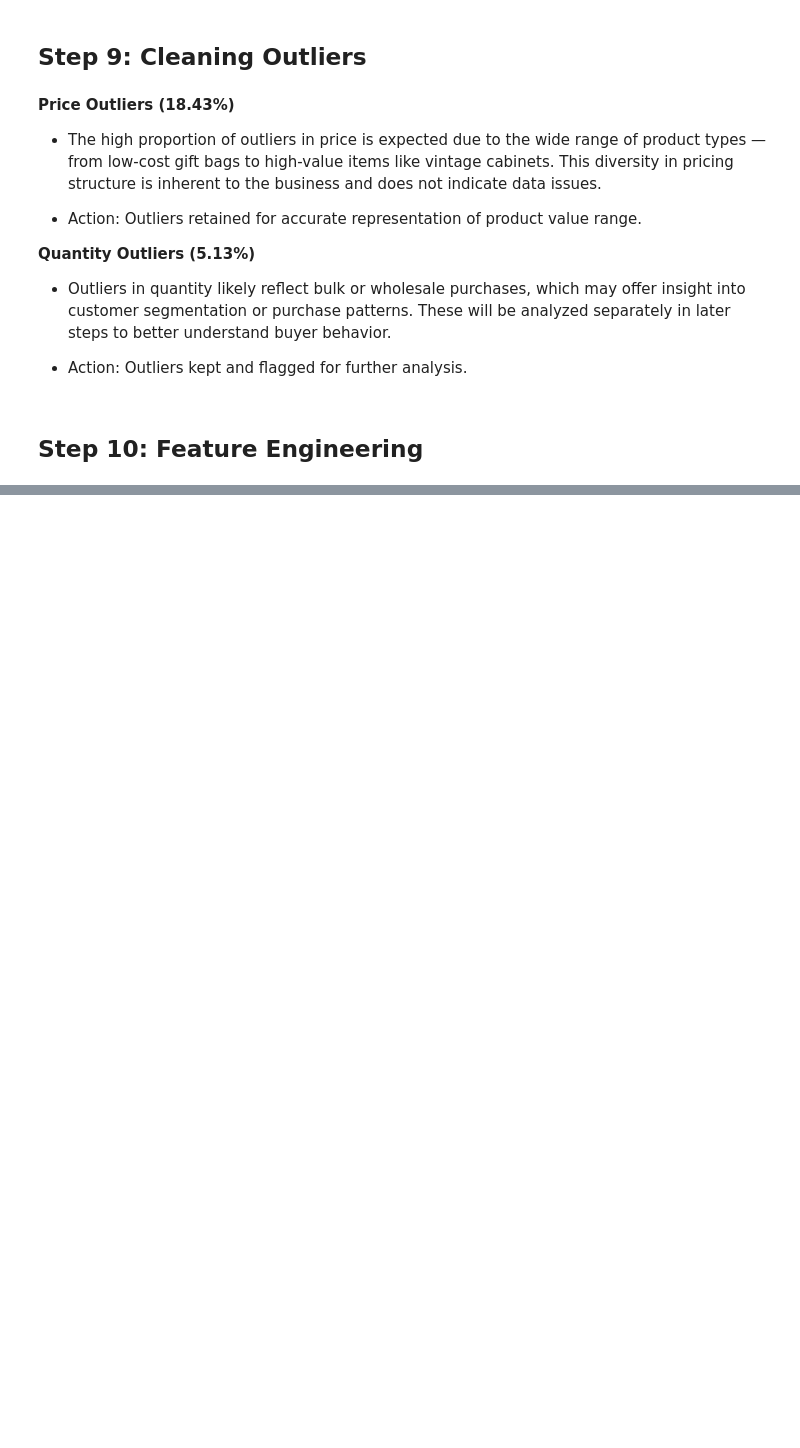
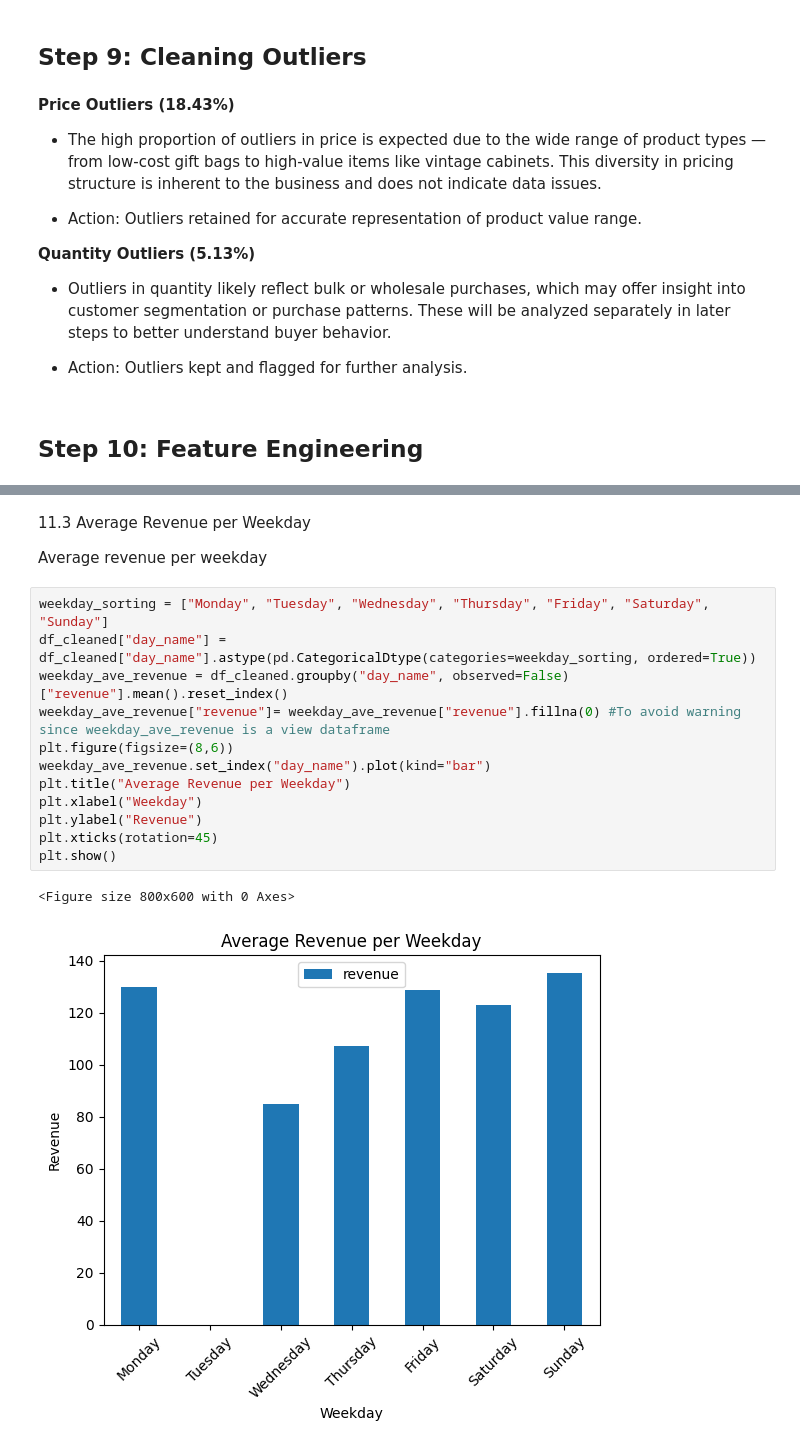
Before and after one commit to RammySubiate/e-commerce-data-analysis, a Jupyter notebook: analyis.ipynb, the cells around one changed output, grey strips where cells are left out. Cells and saved outputs as stored; diff of their text form; blank space fills up the shorter version.

```diff
--- a/analyis.ipynb
+++ b/analyis.ipynb
@@ -613,0 +672,19 @@ Dont forget to create a scatter plot quantity, revenue, price
+# %% [markdown]
+11.3 Average Revenue per Weekday
+
+Average revenue per weekday
+# %%
+weekday_sorting = ["Monday", "Tuesday", "Wednesday", "Thursday", "Friday", "Saturday", "Sunday"]
+df_cleaned["day_name"] = df_cleaned["day_name"].astype(pd.CategoricalDtype(categories=weekday_sorting, ordered=True))
+weekday_ave_revenue = df_cleaned.groupby("day_name", observed=False)["revenue"].mean().reset_index()
+weekday_ave_revenue["revenue"]= weekday_ave_revenue["revenue"].fillna(0) #To avoid warning since weekday_ave_revenue is a view dataframe
+plt.figure(figsize=(8,6))
+weekday_ave_revenue.set_index("day_name").plot(kind="bar")
+plt.title("Average Revenue per Weekday")
+plt.xlabel("Weekday")
+plt.ylabel("Revenue")
+plt.xticks(rotation=45)
+plt.show()
+# %% [output]
+<Figure size 800x600 with 0 Axes>
+[figure, added]
```
Also changed, not shown: parts of 16 cells of this notebook.
